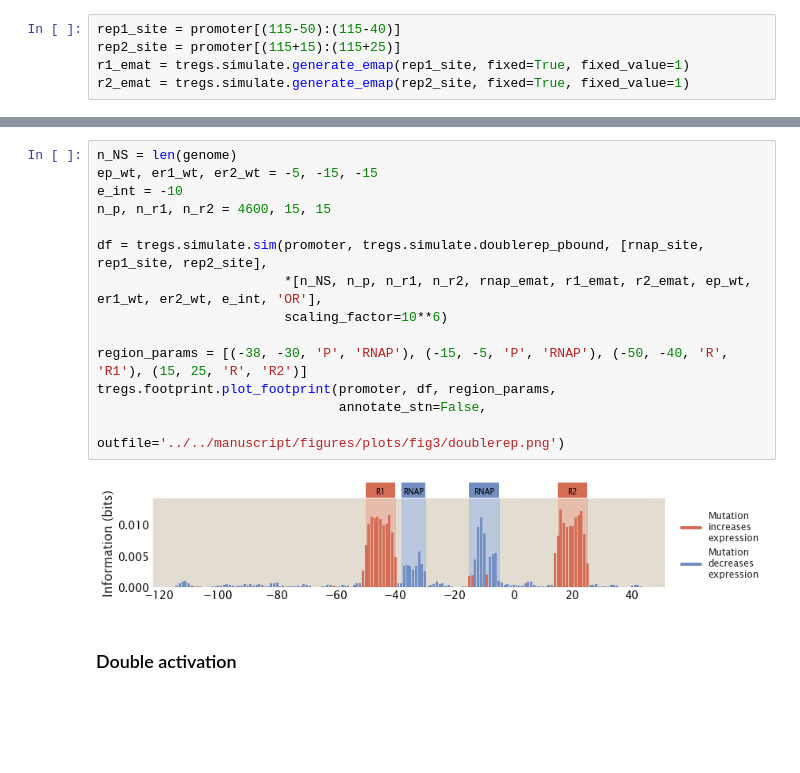
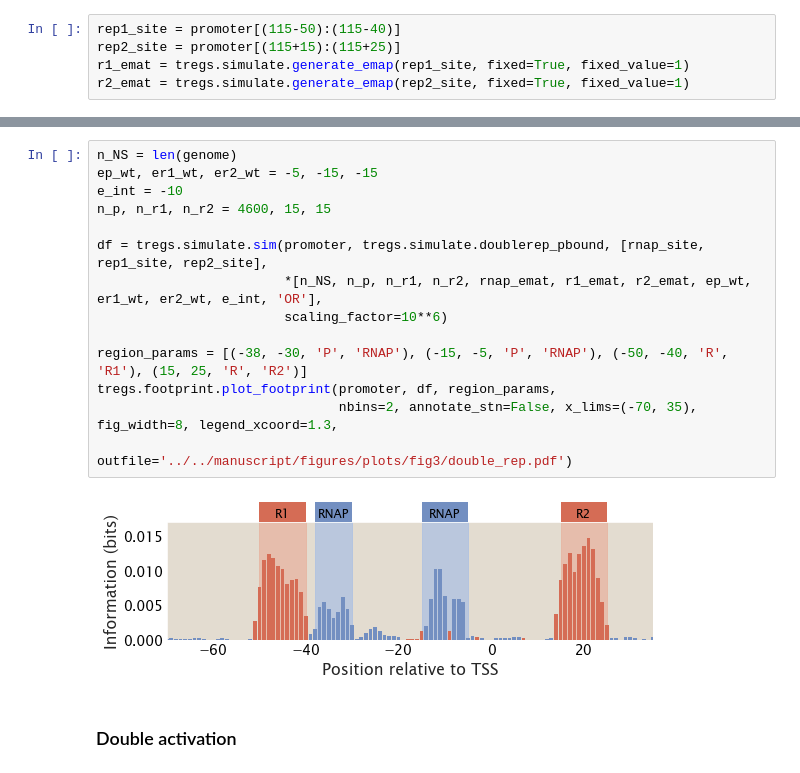
Before and after one commit to RPGroup-PBoC/theoretical_regseq, a Jupyter notebook: notebooks/pipeline/exploring_regulatory_architectures.ipynb, the cells around one changed output, grey strips where cells are left out. Drawn from its saved outputs; the diff is of its cells as text; blank space fills up the shorter version.

```diff
--- a/notebooks/pipeline/exploring_regulatory_architectures.ipynb
+++ b/notebooks/pipeline/exploring_regulatory_architectures.ipynb
@@ -166,19 +166,19 @@ tregs.footprint.plot_footprint(promoter, df, region_params)
 # %%
 n_NS = len(genome)
 ep_wt, er1_wt, er2_wt = -5, -15, -15
 e_int = -10
 n_p, n_r1, n_r2 = 4600, 15, 15
 
 df = tregs.simulate.sim(promoter, tregs.simulate.doublerep_pbound, [rnap_site, rep1_site, rep2_site],
                         *[n_NS, n_p, n_r1, n_r2, rnap_emat, r1_emat, r2_emat, ep_wt, er1_wt, er2_wt, e_int, 'OR'],
                         scaling_factor=10**6)
 
 region_params = [(-38, -30, 'P', 'RNAP'), (-15, -5, 'P', 'RNAP'), (-50, -40, 'R', 'R1'), (15, 25, 'R', 'R2')]
 tregs.footprint.plot_footprint(promoter, df, region_params,
-                               annotate_stn=False,
-                               outfile='../../manuscript/figures/plots/fig3/doublerep.png')
+                               nbins=2, annotate_stn=False, x_lims=(-70, 35), fig_width=8, legend_xcoord=1.3,
+                               outfile='../../manuscript/figures/plots/fig3/double_rep.pdf')
 # %% [output]
-[figure, old version]
+[figure, new version]
 # %% [markdown]
 ### Double activation
 # %%
```
Also changed, not shown: parts of 8 cells of this notebook, 11 other files.
